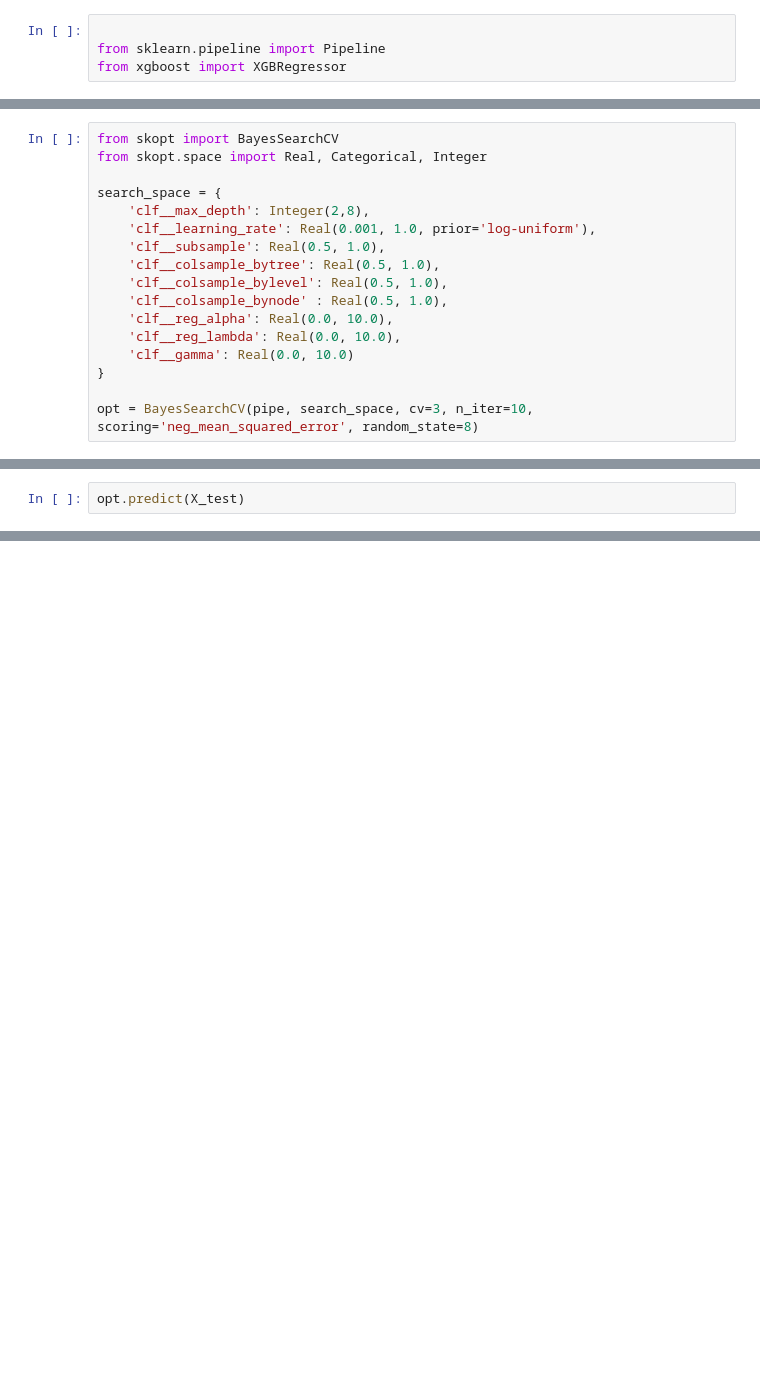
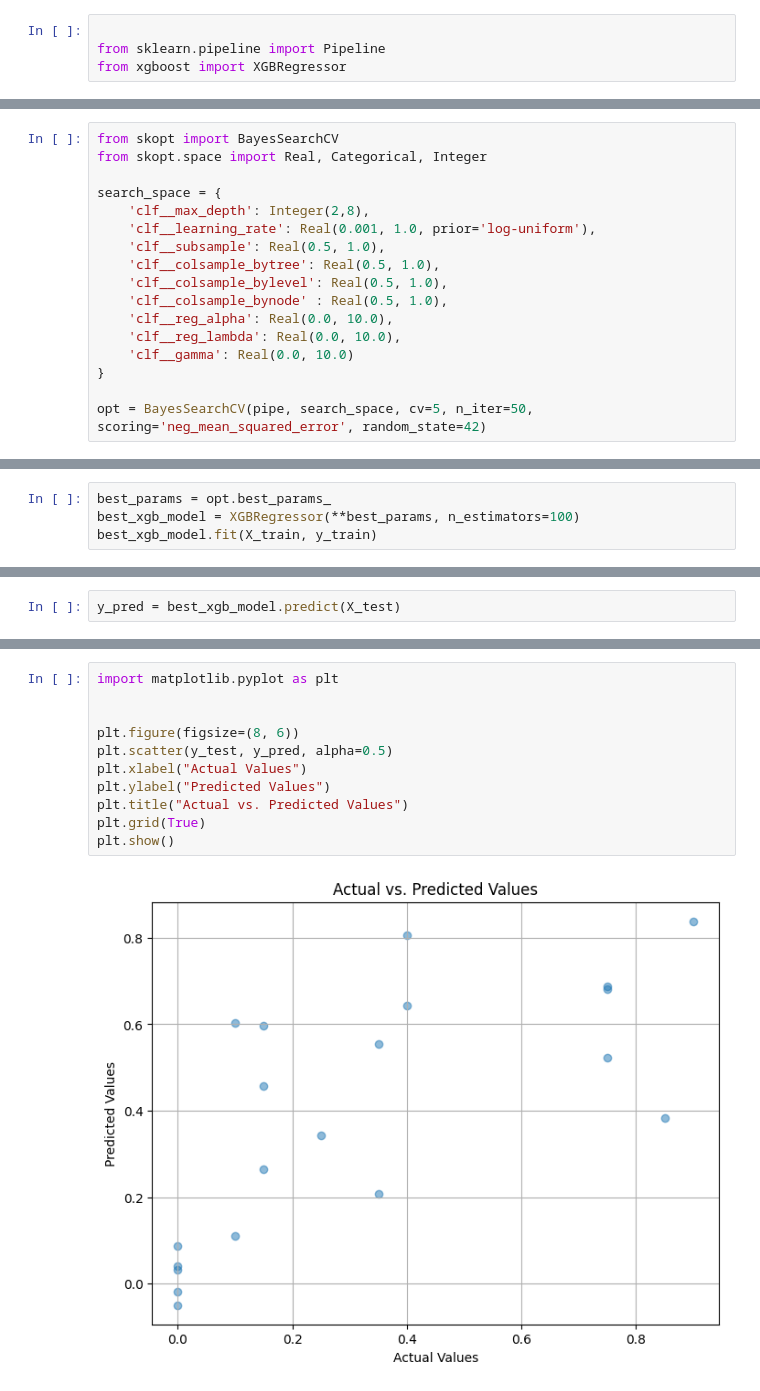
Before and after one commit to sadnyd/ClothMatcherDemo, a Jupyter notebook: cl_match_model.ipynb, the cells around one changed output, grey strips where cells are left out. Drawn from its saved outputs; the diff is of its cells as text; blank space fills up the shorter version.

```diff
--- a/cl_match_model.ipynb
+++ b/cl_match_model.ipynb
@@ -172,7 +191,7 @@ search_space = {
     'clf__gamma': Real(0.0, 10.0)
 }
 
-opt = BayesSearchCV(pipe, search_space, cv=3, n_iter=10, scoring='neg_mean_squared_error', random_state=8)
+opt = BayesSearchCV(pipe, search_space, cv=5, n_iter=50, scoring='neg_mean_squared_error', random_state=42)
 # %%
 opt.fit(X_train, y_train)
 # %% [output]
@@ -193,3 +212,7 @@ BayesSearchCV(cv=3,
                              'clf__reg_alpha': Real(low=0.0, high=10.0, prior='uniform', transform='normalize'),
                              'clf__reg_lambda': Real(low=0.0, high=10.0, prior='uniform', transform='normalize'),
                              'clf__subsample': Real(low=0.5, high=1.0, prior='uniform', transform='normalize')})
+# %%
+best_params = opt.best_params_
+best_xgb_model = XGBRegressor(**best_params, n_estimators=100)
+best_xgb_model.fit(X_train, y_train)
@@ -225,2 +256,2 @@ opt.score(X_test, y_test)
 # %%
-opt.predict(X_test)
+y_pred = best_xgb_model.predict(X_test)
@@ -229,0 +303,13 @@ array([0.5, 0.5, 0.5, 0.5, 0.5, 0.5, 0.5, 0.5, 0.5, 0.5, 0.5, 0.5, 0.5,
+# %%
+import matplotlib.pyplot as plt
+
+
+plt.figure(figsize=(8, 6))
+plt.scatter(y_test, y_pred, alpha=0.5)
+plt.xlabel("Actual Values")
+plt.ylabel("Predicted Values")
+plt.title("Actual vs. Predicted Values")
+plt.grid(True)
+plt.show()
+# %% [output]
+[figure, added]
```
Also changed, not shown: parts of 13 cells of this notebook.
